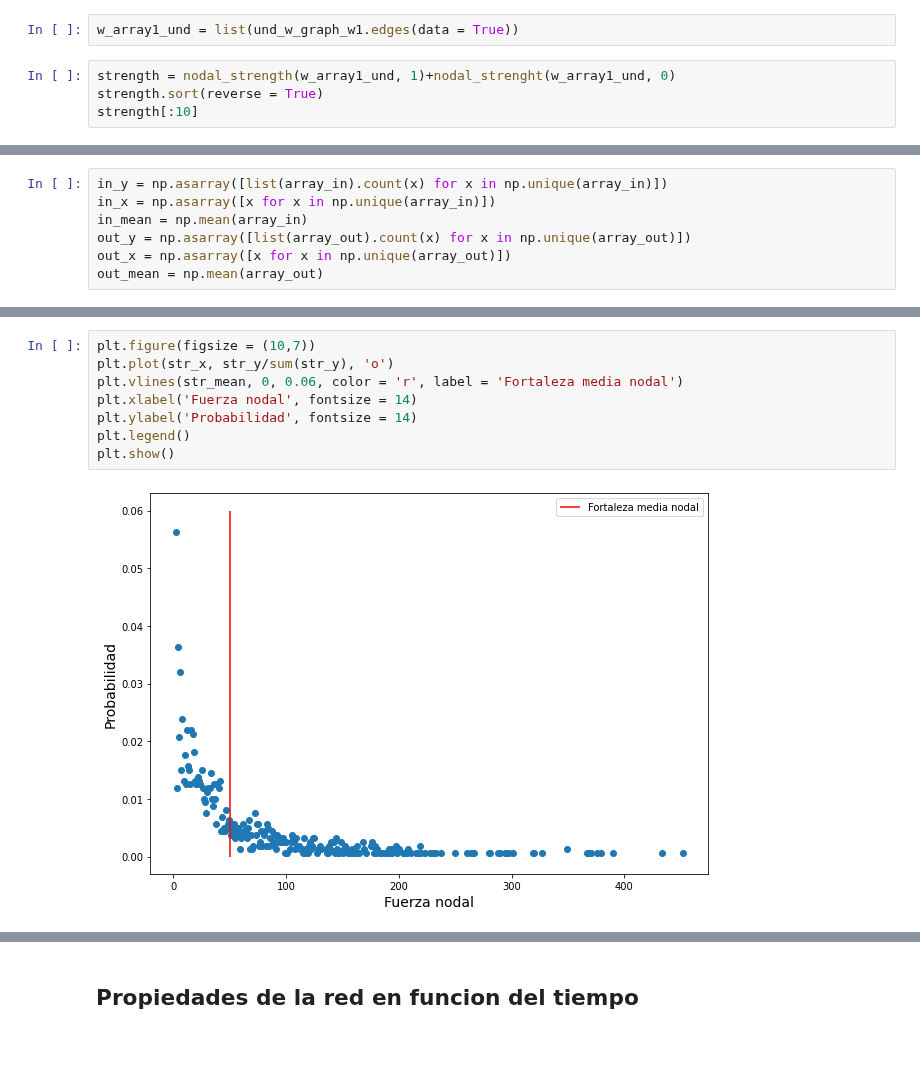
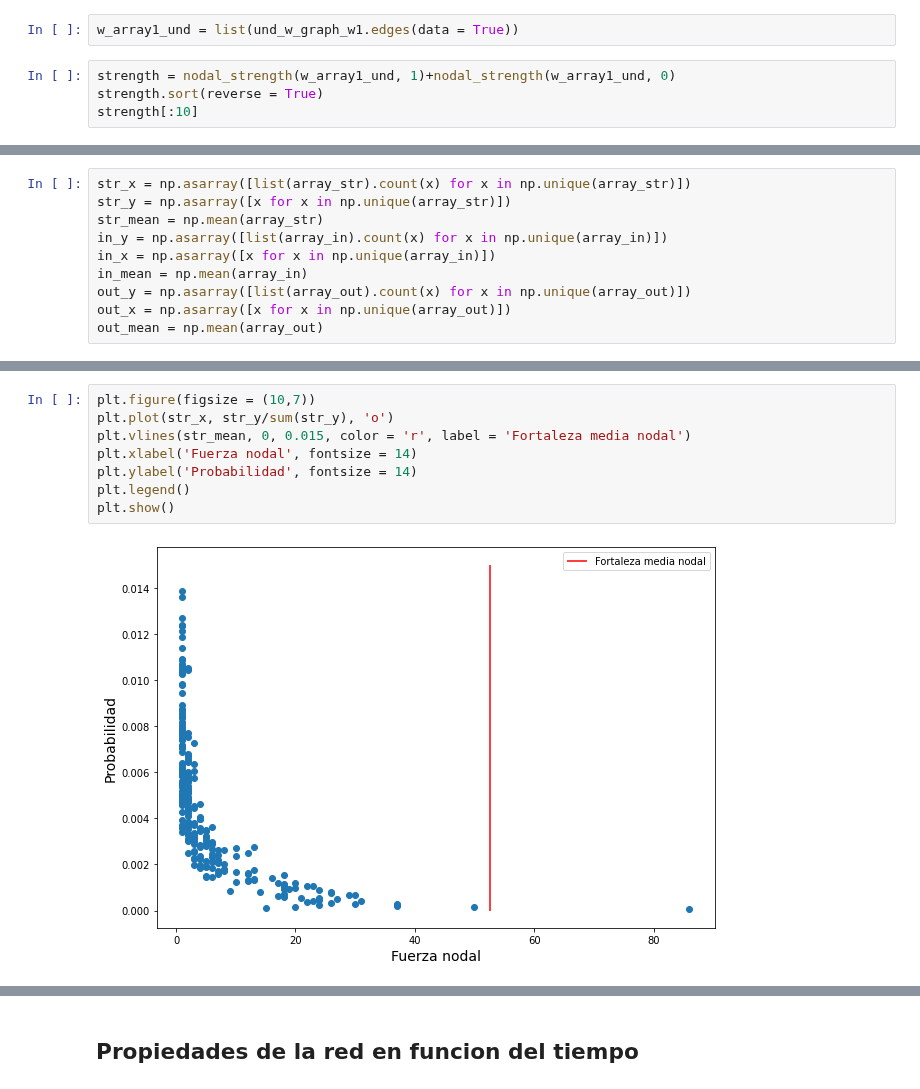
Before and after one commit to saramirezva/Tesis-congestion-Bogota, a Jupyter notebook: Red_completa_Bogota.ipynb, the cells around one changed output, grey strips where cells are left out. Cells and saved outputs as stored; diff of their text form; blank space fills up the shorter version.

```diff
--- a/Red_completa_Bogota.ipynb
+++ b/Red_completa_Bogota.ipynb
@@ -921,7 +1010,7 @@ Es muy interesante que a zona con mayor fuerza nodal es la zona de la plaza prin
 # %%
 w_array1_und = list(und_w_graph_w1.edges(data = True))
 # %%
-strength = nodal_strength(w_array1_und, 1)+nodal_strenght(w_array1_und, 0)
+strength = nodal_strength(w_array1_und, 1)+nodal_strength(w_array1_und, 0)
 strength.sort(reverse = True)
 strength[:10]
 # %% [output]
@@ -952,6 +1041,9 @@ str_mean = np.mean(array_str)
 #in_x, in_y = count(np.asarray(str_in))
 #out_x, out_y = count (np.asarray(str_out))
 # %%
+str_x = np.asarray([list(array_str).count(x) for x in np.unique(array_str)])
+str_y = np.asarray([x for x in np.unique(array_str)])
+str_mean = np.mean(array_str)
 in_y = np.asarray([list(array_in).count(x) for x in np.unique(array_in)])
 in_x = np.asarray([x for x in np.unique(array_in)])
 in_mean = np.mean(array_in)
@@ -965,13 +1057,13 @@ print(in_mean, out_mean)
 # %%
 plt.figure(figsize = (10,7))
 plt.plot(str_x, str_y/sum(str_y), 'o')
-plt.vlines(str_mean, 0, 0.06, color = 'r', label = 'Fortaleza media nodal')
+plt.vlines(str_mean, 0, 0.015, color = 'r', label = 'Fortaleza media nodal')
 plt.xlabel('Fuerza nodal', fontsize = 14)
 plt.ylabel('Probabilidad', fontsize = 14)
 plt.legend()
 plt.show()
 # %% [output]
-[figure, old version]
+[figure, new version]
 # %%
 plt.figure(figsize = (10,7))
 plt.plot(in_x, in_y/sum(in_y), 'o', color = 'g')
```
Also changed, not shown: parts of 79 cells of this notebook.
